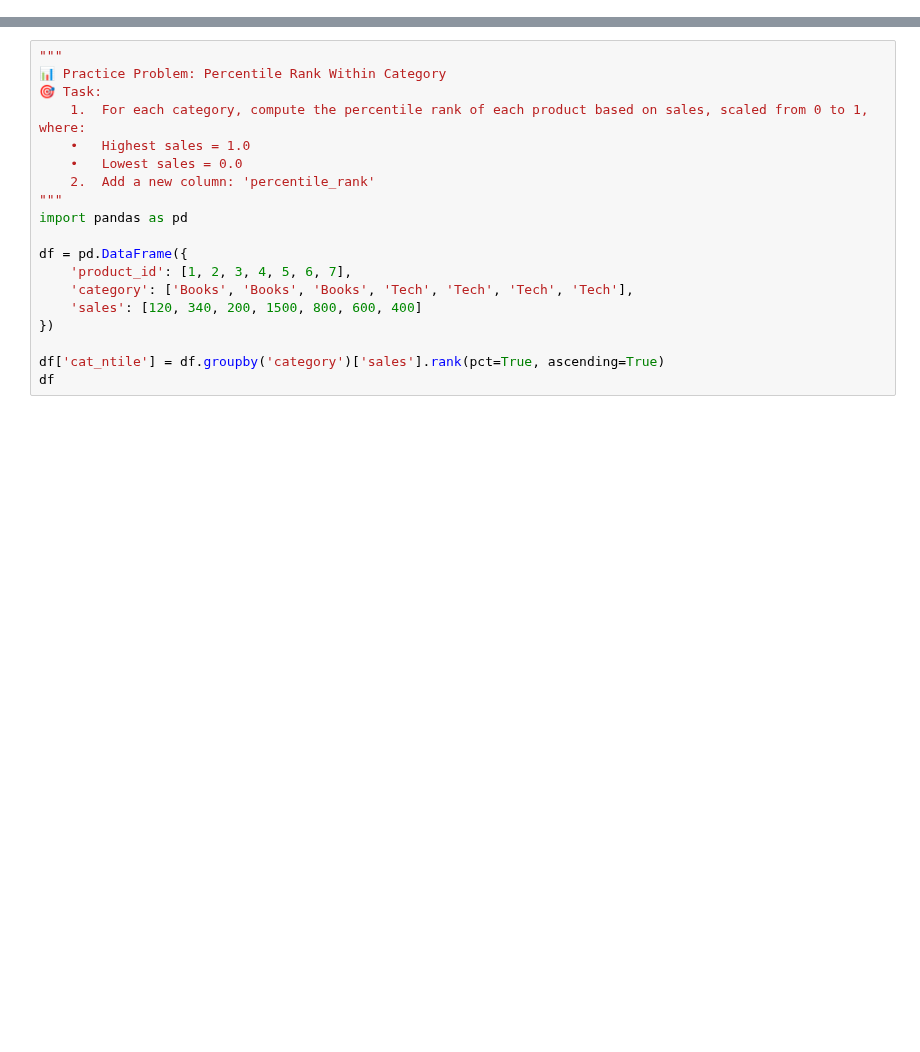
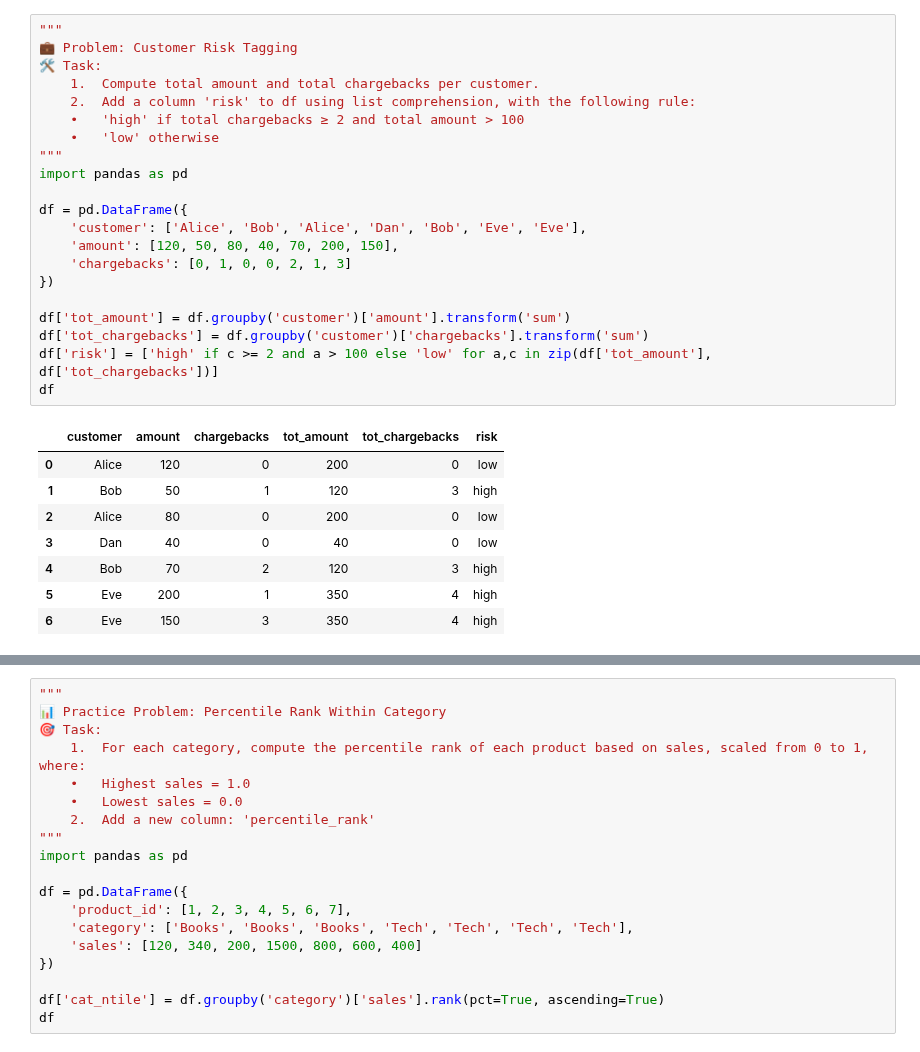
Before and after one commit to edmiller824/sf_tech, a Jupyter notebook: reps.ipynb, the cells around one changed output, grey strips where cells are left out. Saved outputs shown, nothing was run; the diff lists cells and outputs as text; blank space fills up the shorter version.

Commit message:
pandas practice with tech support GPT

```diff
--- a/reps.ipynb
+++ b/reps.ipynb
@@ -0,0 +301,30 @@
+# %%
+"""
+💼 Problem: Customer Risk Tagging
+🛠️ Task:
+	1.	Compute total amount and total chargebacks per customer.
+	2.	Add a column 'risk' to df using list comprehension, with the following rule:
+	•	'high' if total chargebacks ≥ 2 and total amount > 100
+	•	'low' otherwise
+"""
+import pandas as pd
+
+df = pd.DataFrame({
+    'customer': ['Alice', 'Bob', 'Alice', 'Dan', 'Bob', 'Eve', 'Eve'],
+    'amount': [120, 50, 80, 40, 70, 200, 150],
+    'chargebacks': [0, 1, 0, 0, 2, 1, 3]
+})
+
+df['tot_amount'] = df.groupby('customer')['amount'].transform('sum')
+df['tot_chargebacks'] = df.groupby('customer')['chargebacks'].transform('sum')
+df['risk'] = ['high' if c >= 2 and a > 100 else 'low' for a,c in zip(df['tot_amount'], df['tot_chargebacks'])]
+df
+# %% [output]
+|  | customer | amount | chargebacks | tot_amount | tot_chargebacks | risk |
+| 0 | Alice | 120 | 0 | 200 | 0 | low |
+| 1 | Bob | 50 | 1 | 120 | 3 | high |
+| 2 | Alice | 80 | 0 | 200 | 0 | low |
+| 3 | Dan | 40 | 0 | 40 | 0 | low |
+| 4 | Bob | 70 | 2 | 120 | 3 | high |
+| 5 | Eve | 200 | 1 | 350 | 4 | high |
+| 6 | Eve | 150 | 3 | 350 | 4 | high |
```
Also changed, not shown: parts of 22 cells of this notebook.
